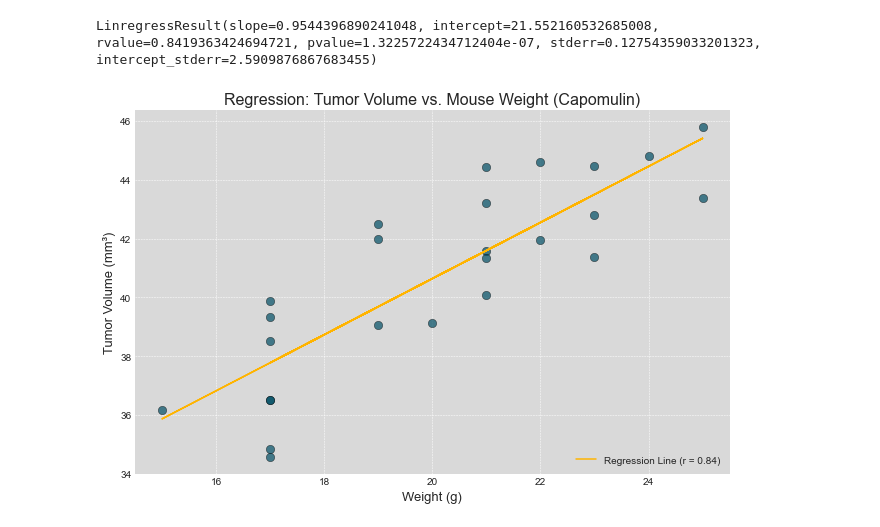
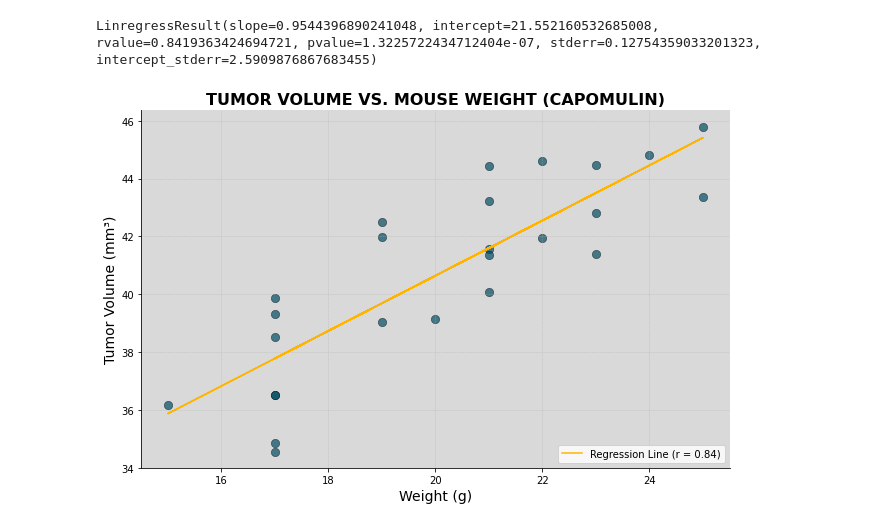
Before and after one commit to mathewqpmiller/Matplotlib-Pymaceuticals_Analysis, a Jupyter notebook: Matplotlib_Pharmaceuticals_Analysis_Final.ipynb, the cells around one changed output. Drawn from its saved outputs; the diff is of its cells as text; code cells hidden in the pictures.

```diff
--- a/Matplotlib_Pharmaceuticals_Analysis_Final.ipynb
+++ b/Matplotlib_Pharmaceuticals_Analysis_Final.ipynb
@@ -727,9 +807,6 @@ import matplotlib.pyplot as plt
 
 # Data: Tumor volumes for each drug regimen (ensure these variables are defined as per your data)
 drug_regimen_tumor_data = [capomulin_tumor, ramicane_tumor, ketapril_tumor, naftisol_tumor]
-
-# Customize plot style
-plt.style.use('seaborn-darkgrid')  # Use a seaborn style for better grid lines
 
 # Create figure and axis with adjusted size
 fig1, ax1 = plt.subplots(figsize=(9, 6))
@@ -737,10 +814,10 @@ fig1, ax1 = plt.subplots(figsize=(9, 6))
 # Set background color for the plot area
 ax1.set_facecolor('#D9D9D9')
 
-# Title and labels
-ax1.set_title('TOP 4 DRUG REGIMENS: TUMOR VOLUME DISTRIBUTION', fontsize=16, fontweight="bold")
-ax1.set_ylabel('Tumor Volume (mm³)', fontsize=14)
-ax1.set_xlabel('Drug Regimen', fontsize=14)
+# Labels and title
+plt.title('TOP 4 DRUG REGIMENS: TUMOR VOLUME DISTRIBUTION', fontsize=16, fontweight="bold")
+plt.xlabel('Drug Regimen', fontsize=14)
+plt.ylabel('Tumor Volume (mm³)', fontsize=14)
 
 # Customize box plot properties
 boxplot = ax1.boxplot(
@@ -753,20 +830,14 @@ boxplot = ax1.boxplot(
     flierprops=dict(marker='o', color='red', markersize=5)
 )
 
-# Keep axis lines/spines visible
-for spine in ax1.spines.values():
-    spine.set_visible(True)
-    spine.set_linewidth(1)  # Adjust linewidth for better visibility
-    spine.set_color('black')  # Set color to black or any preferred color
-
 # Hide the top and right spines (remove the frame)
 ax1.spines['top'].set_visible(False)
-ax1.spines['bottom'].set_visible(False)
+ax1.spines['bottom'].set_visible(True)
 ax1.spines['right'].set_visible(False)
-ax1.spines['left'].set_visible(False)
+ax1.spines['left'].set_visible(True)
 
 # Add gridlines for readability (white grid lines)
-ax1.yaxis.grid(True, linestyle='--', linewidth=0.5, color='white', alpha=0.7)
+ax1.yaxis.grid(True, linestyle='--', linewidth=0.5, alpha=0.7)
 
 # Rotate x-axis labels slightly for clarity
 plt.xticks(rotation=30, ha='right')
@@ -939,42 +1020,42 @@ capomulin_average = capomulin.groupby(['Mouse ID']).mean()
 
 # Define x and y
 x = capomulin_average['Weight (g)']
-y = capomulin_average['Tumor Volume (mm3)']
+y = capomulin_average['Tumor Volume (mm3)']#004E64
 
 # Perform linear regression
 slope, intercept, r_value, p_value, std_err = linregress(x, y)
 regression_line = slope * x + intercept
 
 # Create figure
 plt.figure(figsize=(9, 6))
 ax = plt.gca()
 ax.set_facecolor('#D9D9D9')  # Custom grey background
 
 # Scatter plot
 plt.scatter(x, y, s=70, color='#004E64', alpha=0.7, edgecolors='black', linewidth=0.5)
 
 # Regression line
 plt.plot(x, regression_line, color='#FFB400', linewidth=1.5, label=f'Regression Line (r = {r_value:.2f})')
 
 # Title and labels
-plt.title('Regression: Tumor Volume vs. Mouse Weight (Capomulin)', fontsize=16)
-plt.xlabel('Weight (g)', fontsize=13)
-plt.ylabel('Tumor Volume (mm³)', fontsize=13)
+plt.title('TUMOR VOLUME VS. MOUSE WEIGHT (CAPOMULIN)', fontsize=16, fontweight='bold')
+plt.xlabel('Weight (g)', fontsize=14)
+plt.ylabel('Tumor Volume (mm³)', fontsize=14)
 
 # Add legend with r-value
 plt.legend(loc='lower right', fontsize=10)
 
 # Grid and styling
 for spine in ['top', 'right']:
     ax.spines[spine].set_visible(False)
 
-plt.grid(True, linestyle='--', linewidth=0.5, color='white', alpha=1)
+plt.grid(True, linestyle='--', linewidth=0.5, alpha=.6)
 plt.tight_layout()
 
 # Save to images folder
 plt.savefig('images/Capomulin_TumorVolume_MouseWeight_RegressionLine.png', dpi=300)
 
 # Show plot
 plt.show()
 # %% [output]
-[figure, old version]
+[figure, new version]
```
Also changed, not shown: parts of 9 cells of this notebook, 11 other files.
